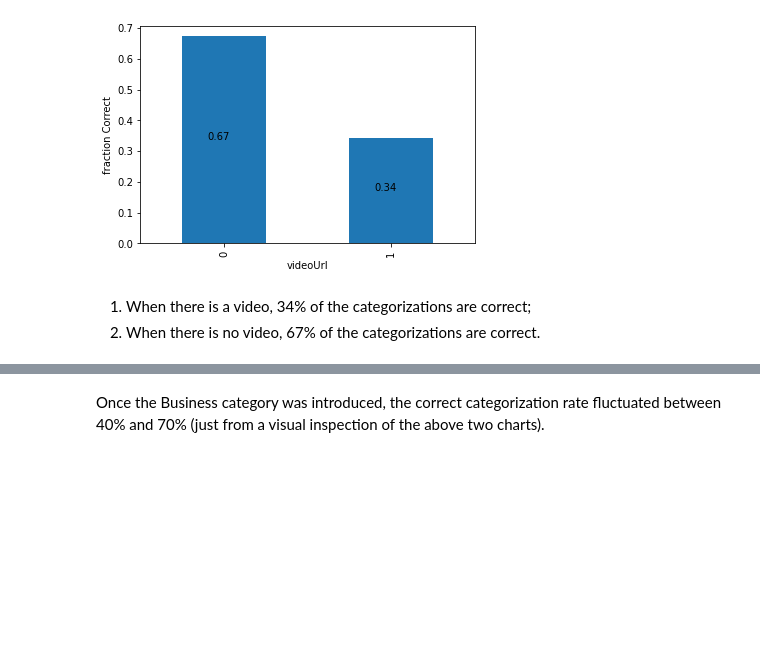
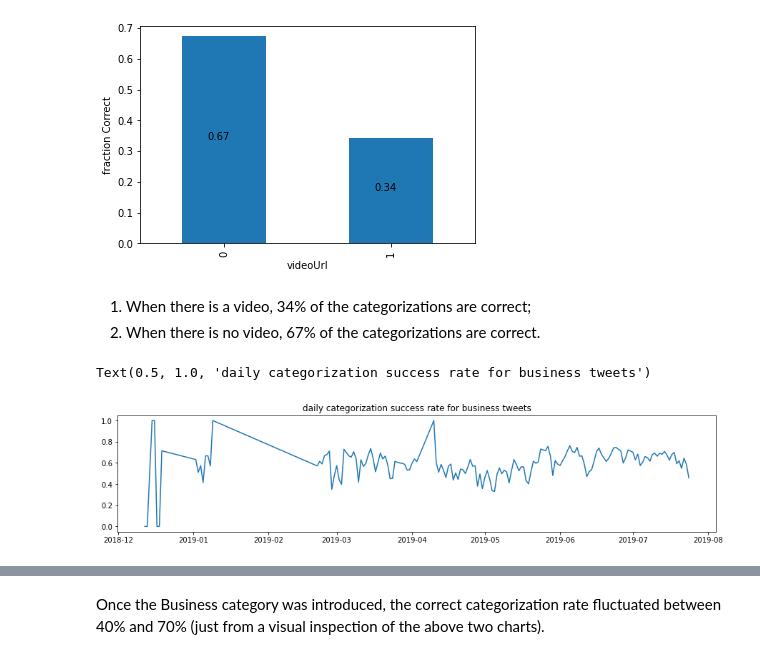
Before and after one commit to a1pat/Is-It-a-Business-Tweet, a Jupyter notebook: Tweet_Classification.ipynb, the cells around one changed output, grey strips where cells are left out. Drawn from its saved outputs; the diff is of its cells as text; code cells hidden in the pictures; blank space fills up the shorter version.

```diff
--- a/Tweet_Classification.ipynb
+++ b/Tweet_Classification.ipynb
@@ -388,5 +393,12 @@ for index, value in enumerate(df_tweets.groupby('videoUrl')['edInput'].mean()):
 # %% [markdown]
 1. When there is a video, 34% of the categorizations are correct;
 2. When there is no video, 67% of the categorizations are correct.
+# %%
+plt.figure(figsize=(15,3))
+plt.plot(df_tweets.groupby('crDate')['edInput'].mean())
+plt.title('daily categorization success rate for business tweets')
+# %% [output]
+Text(0.5, 1.0, 'daily categorization success rate for business tweets')
+[figure, added]
 # %%
 plt.figure(figsize=(15,3))
```
Also changed, not shown: parts of 87 cells of this notebook.
